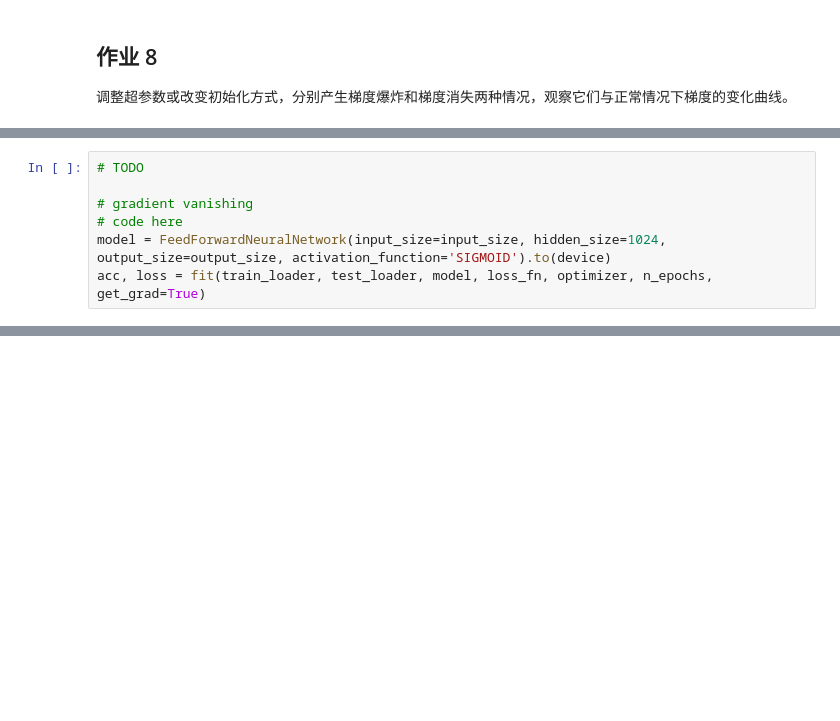
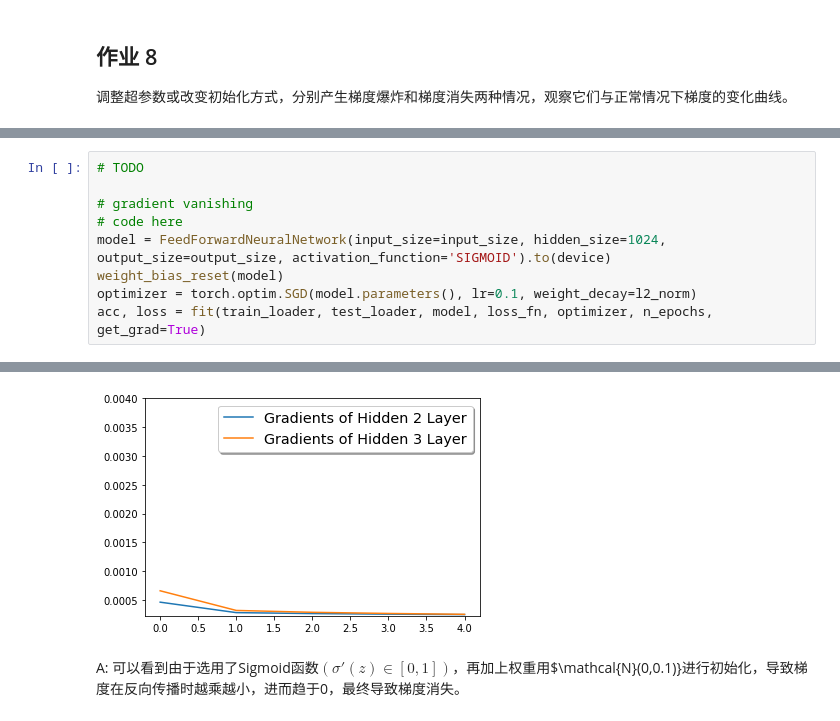
Before and after one commit to chhzh123/Assignments, a Jupyter notebook: DeepLearning/Lab05-Issues/Week5.ipynb, the cells around one changed output, grey strips where cells are left out. Cells and saved outputs as stored; diff of their text form; blank space fills up the shorter version.

```diff
--- a/DeepLearning/Lab05-Issues/Week5.ipynb
+++ b/DeepLearning/Lab05-Issues/Week5.ipynb
@@ -682,4 +856,7 @@ acc, loss = fit(train_loader, test_loader, model, loss_fn, optimizer, n_epochs,
 # gradient vanishing
 # code here
 model = FeedForwardNeuralNetwork(input_size=input_size, hidden_size=1024, output_size=output_size, activation_function='SIGMOID').to(device)
+weight_bias_reset(model)
+optimizer = torch.optim.SGD(model.parameters(), lr=0.1, weight_decay=l2_norm)
 acc, loss = fit(train_loader, test_loader, model, loss_fn, optimizer, n_epochs, get_grad=True)
+# %% [output]
@@ -685,0 +873,3 @@ acc, loss = fit(train_loader, test_loader, model, loss_fn, optimizer, n_epochs,
+[figure, added]
+# %% [markdown]
+A: 可以看到由于选用了Sigmoid函数$(\sigma'(z)\in[0,1])$，再加上权重用$\mathcal{N}(0,0.1)}进行初始化，导致梯度在反向传播时越乘越小，进而趋于0，最终导致梯度消失。
```
Also changed, not shown: parts of 34 cells of this notebook.
